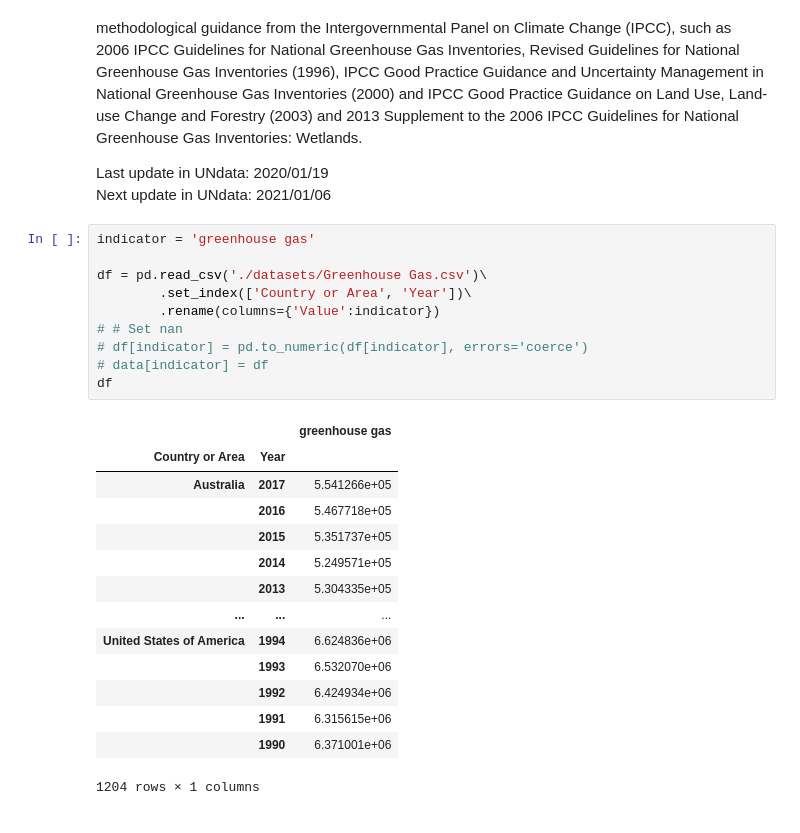
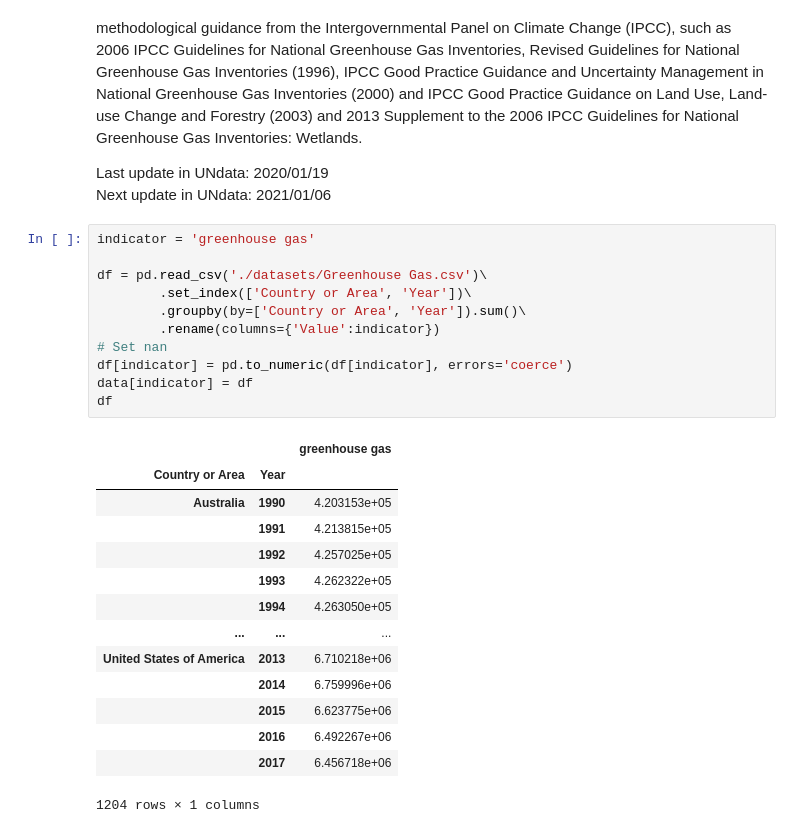
Before and after one commit to LucaDiba/renewable-causal-effects, a Jupyter notebook: Datasets merging.ipynb, the cells around one changed output. Saved outputs shown, nothing was run; the diff lists cells and outputs as text.

```diff
--- a/Datasets merging.ipynb
+++ b/Datasets merging.ipynb
@@ -302,25 +302,26 @@ Next update in UNdata: 2021/01/06
 # %%
 indicator = 'greenhouse gas'
 
 df = pd.read_csv('./datasets/Greenhouse Gas.csv')\
         .set_index(['Country or Area', 'Year'])\
+        .groupby(by=['Country or Area', 'Year']).sum()\
         .rename(columns={'Value':indicator})
-# # Set nan
-# df[indicator] = pd.to_numeric(df[indicator], errors='coerce')
-# data[indicator] = df
+# Set nan
+df[indicator] = pd.to_numeric(df[indicator], errors='coerce')
+data[indicator] = df
 df
 # %% [output]
 |  |  | greenhouse gas |
 | Country or Area | Year |  |
-| Australia | 2017 | 5.541266e+05 |
-|  | 2016 | 5.467718e+05 |
-|  | 2015 | 5.351737e+05 |
-|  | 2014 | 5.249571e+05 |
-|  | 2013 | 5.304335e+05 |
+| Australia | 1990 | 4.203153e+05 |
+|  | 1991 | 4.213815e+05 |
+|  | 1992 | 4.257025e+05 |
+|  | 1993 | 4.262322e+05 |
+|  | 1994 | 4.263050e+05 |
 | ... | ... | ... |
-| United States of America | 1994 | 6.624836e+06 |
-|  | 1993 | 6.532070e+06 |
-|  | 1992 | 6.424934e+06 |
-|  | 1991 | 6.315615e+06 |
-|  | 1990 | 6.371001e+06 |
+| United States of America | 2013 | 6.710218e+06 |
+|  | 2014 | 6.759996e+06 |
+|  | 2015 | 6.623775e+06 |
+|  | 2016 | 6.492267e+06 |
+|  | 2017 | 6.456718e+06 |
 1204 rows × 1 columns
```
Also changed, not shown: parts of 2 cells of this notebook, 1 other file.
